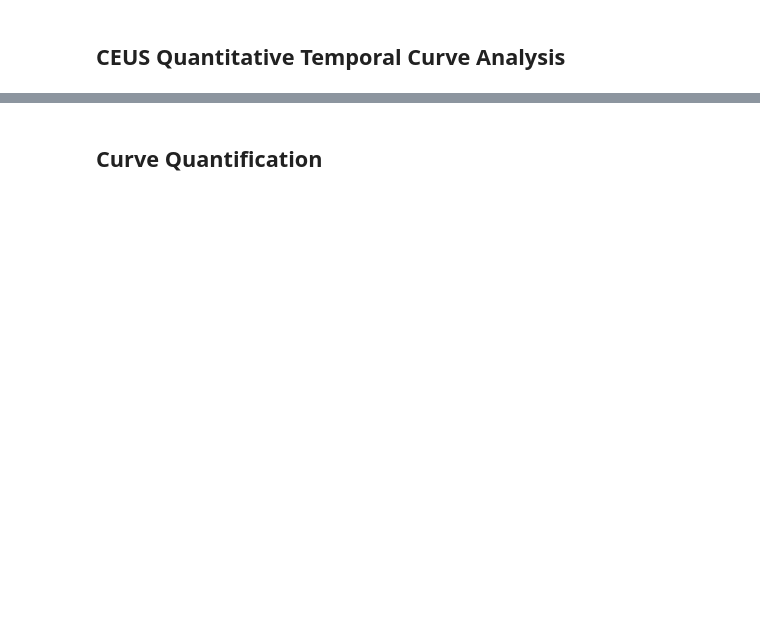
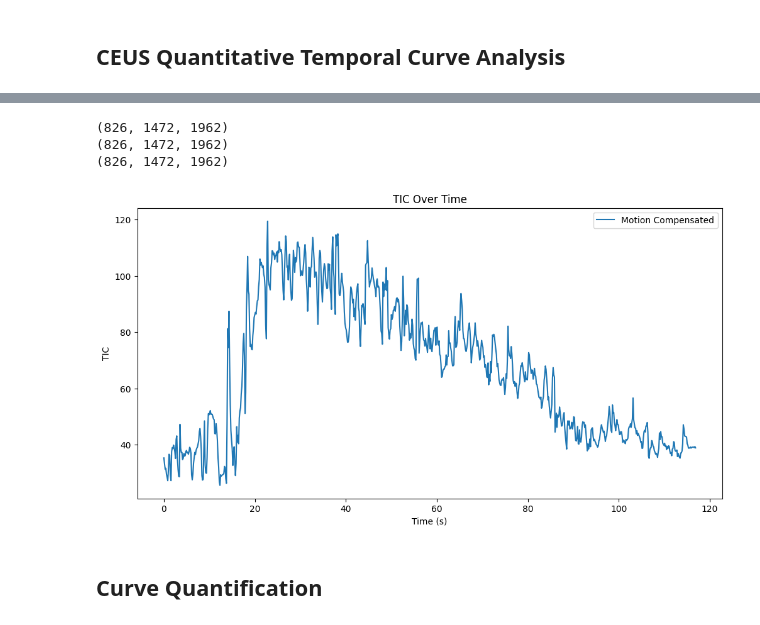
Before and after one commit to TUL-Dev/QuantUS-Plugins-CEUS, a Jupyter notebook: TwoD_CEUS_test/2D_Motion_compensation.ipynb, the cells around one changed output, grey strips where cells are left out. Drawn from its saved outputs; the diff is of its cells as text; code cells hidden in the pictures; blank space fills up the shorter version.

Commit message:
fixing the 2D TIC analysis with the motion compensation

```diff
--- a/TwoD_CEUS_test/2D_Motion_compensation.ipynb
+++ b/TwoD_CEUS_test/2D_Motion_compensation.ipynb
@@ -22,7 +22,7 @@ Available scan loaders: ['avi', 'nifti', 'custom_dicom', 'mp4']
 # %%
 scan_type = 'mp4'
 
-scan_path = '/Users/samantha/Desktop/ultrasound lab stuff/ctdna/p14/p14 wk6/p14_wk6.mp4'
+scan_path = '/Users/wuyuanshan/Desktop/Research/Post-Doc El Kaffas/ctDNA Project Samantha/Data/wk6/p14_wk6.mp4'
 scan_loader_kwargs = {
     'transpose': False
 }
@@ -58,7 +58,7 @@ Available segmentation loaders: ['nifti', 'load_bolus_mask']
 # %%
 seg_type = 'nifti'
 
-seg_path = '/Users/samantha/Desktop/ultrasound lab stuff/ctdna/p14/p14 wk6/nifti_segmentation_QUANTUS/p14_wk6_mc_roi.nii.gz'
+seg_path = '/Users/wuyuanshan/Desktop/Research/Post-Doc El Kaffas/ctDNA Project Samantha/Data/wk6/p14_wk6_mc_roi.nii.gz'
 seg_loader_kwargs = {}
 # %%
 from src.entrypoints import seg_loading_step
@@ -159,17 +145,21 @@ print("Required kwargs for current analysis:", required_kwargs)
 # %%
 analysis_kwargs = {
-    'ax_vox_ovrlp': 50,  # %
-    'sag_vox_ovrlp': 50,  # %
-    'cor_vox_ovrlp': 50,  # %
-    'ax_vox_len': 100.0,  # mm
-    'sag_vox_len': 100.0,  # mm
-    'cor_vox_len': 100.0,  # mm
+    'ax_vox_ovrlp': 0,  # %
+    'sag_vox_ovrlp': 0,  # %
+    'cor_vox_ovrlp': 0,  # %
+    'ax_vox_len': 50.0,  # mm
+    'sag_vox_len': 50.0,  # mm
+    'cor_vox_len': 50.0,  # mm
     'curves_output_path': '', # don't export the curves we generate
 }
 # %%
 print(seg_data.seg_mask.shape)
 print(image_data.intensities_for_analysis.shape)
 print(image_data.pixel_data.shape)
+# %% [output]
+(826, 1472, 1962)
+(826, 1472, 1962)
+(826, 1472, 1962)
 # %%
 from src.entrypoints import analysis_step
 
@@ -179,13 +169,15 @@ analysis_obj.verify_motion_compensated_windows(start_frame=0, end_frame=692,cove
 # %%
 import matplotlib.pyplot as plt
 # Create a figure with a specific size (e.g., 8 inches wide, 6 inches tall)
 fig, ax = plt.subplots(figsize=(12, 6))
-ax.scatter(analysis_obj.time_arr,analysis_obj.curves[0]['TIC'], label='Motion Compensated', s = 10)
+ax.plot(analysis_obj.time_arr,analysis_obj.curves[4]['TIC'], label='Motion Compensated')
 ax.set_xlabel('Time (s)')
 ax.set_ylabel('TIC')
 ax.set_title('TIC Over Time')
 ax.legend()
 plt.show()
+# %% [output]
+[figure, added]
 # %% [markdown]
 ## Curve Quantification
 # %%
```
Also changed, not shown: parts of 14 cells of this notebook, 2 other files.
